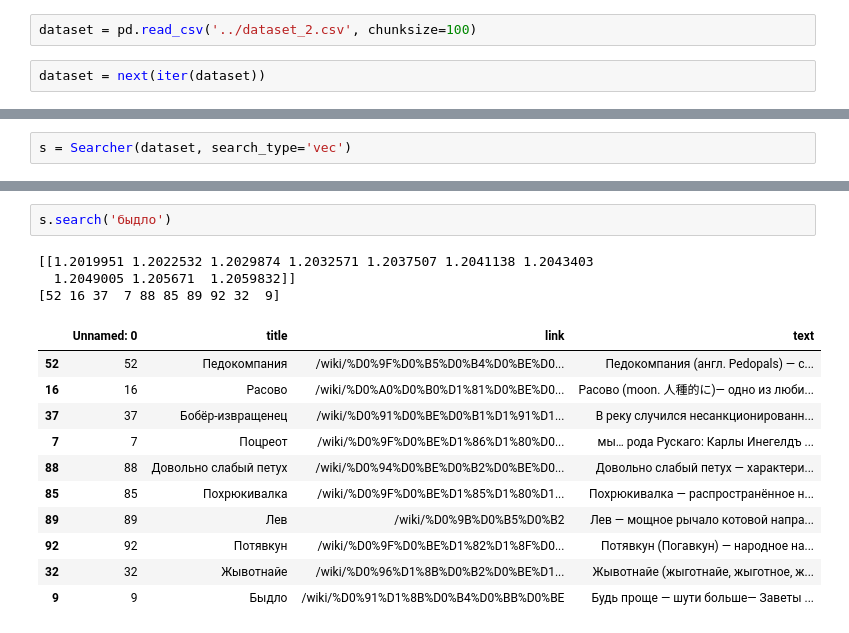
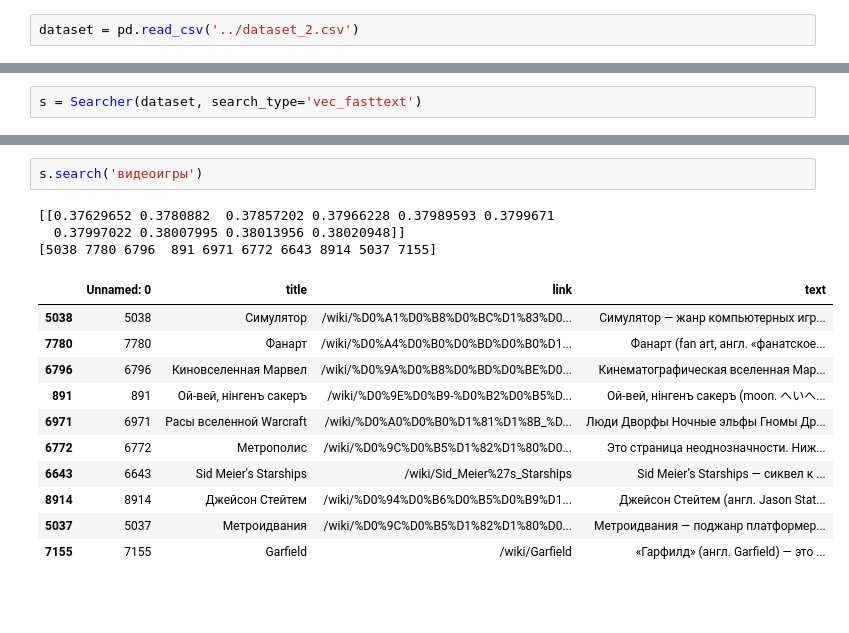
Before and after one commit to Intedont/hse_infosearch, a Jupyter notebook: task_5_vectorized_search.ipynb, the cells around one changed output, grey strips where cells are left out. Drawn from its saved outputs; the diff is of its cells as text; blank space fills up the shorter version.

```diff
--- a/task_5_vectorized_search.ipynb
+++ b/task_5_vectorized_search.ipynb
@@ -10,7 +13,5 @@ import fasttext
 # %%
-dataset = pd.read_csv('../dataset_2.csv', chunksize=100)
+dataset = pd.read_csv('../dataset_2.csv')
-# %%
-dataset = next(iter(dataset))
 # %%
 import nltk
 from nltk.corpus import stopwords
@@ -161,6 +214,6 @@ class Searcher():
 
             return self.data.iloc[indicies[0]]
 # %%
-s = Searcher(dataset, search_type='vec')
+s = Searcher(dataset, search_type='vec_fasttext')
 # %% [output]
 Preprocessing texts...
@@ -168,17 +329,17 @@ Counting inverted index...
 # %%
-s.search('быдло')
+s.search('видеоигры')
 # %% [output]
-[[1.2019951 1.2022532 1.2029874 1.2032571 1.2037507 1.2041138 1.2043403
-  1.2049005 1.205671  1.2059832]]
-[52 16 37  7 88 85 89 92 32  9]
+[[0.37629652 0.3780882  0.37857202 0.37966228 0.37989593 0.3799671
+  0.37997022 0.38007995 0.38013956 0.38020948]]
+[5038 7780 6796  891 6971 6772 6643 8914 5037 7155]
 |  | Unnamed: 0 | title | link | text |
-| 52 | 52 | Педокомпания | /wiki/%D0%9F%D0%B5%D0%B4%D0%BE%D0... | Педокомпания (англ. Pedopals) — с... |
-| 16 | 16 | Расово | /wiki/%D0%A0%D0%B0%D1%81%D0%BE%D0... | Расово (moon. 人種的に)— одно из люби... |
-| 37 | 37 | Бобёр-извращенец | /wiki/%D0%91%D0%BE%D0%B1%D1%91%D1... | В реку случился несанкционированн... |
-| 7 | 7 | Поцреот | /wiki/%D0%9F%D0%BE%D1%86%D1%80%D0... | мы… рода Рускаго: Карлы Инегелдъ ... |
-| 88 | 88 | Довольно слабый петух | /wiki/%D0%94%D0%BE%D0%B2%D0%BE%D0... | Довольно слабый петух — характери... |
-| 85 | 85 | Похрюкивалка | /wiki/%D0%9F%D0%BE%D1%85%D1%80%D1... | Похрюкивалка — распространённое н... |
-| 89 | 89 | Лев | /wiki/%D0%9B%D0%B5%D0%B2 | Лев — мощное рычало котовой напра... |
-| 92 | 92 | Потявкун | /wiki/%D0%9F%D0%BE%D1%82%D1%8F%D0... | Потявкун (Погавкун) — народное на... |
-| 32 | 32 | Жывотнайе | /wiki/%D0%96%D1%8B%D0%B2%D0%BE%D1... | Жывотнайе (жыготнайе, жыготное, ж... |
-| 9 | 9 | Быдло | /wiki/%D0%91%D1%8B%D0%B4%D0%BB%D0%BE | Будь проще — шути больше— Заветы ... |
+| 5038 | 5038 | Симулятор | /wiki/%D0%A1%D0%B8%D0%BC%D1%83%D0... | Симулятор — жанр компьютерных игр... |
+| 7780 | 7780 | Фанарт | /wiki/%D0%A4%D0%B0%D0%BD%D0%B0%D1... | Фанарт (fan art, англ. «фанатское... |
+| 6796 | 6796 | Киновселенная Марвел | /wiki/%D0%9A%D0%B8%D0%BD%D0%BE%D0... | Кинематографическая вселенная Мар... |
+| 891 | 891 | Ой-вей, нiнгенъ сакеръ | /wiki/%D0%9E%D0%B9-%D0%B2%D0%B5%D... | Ой-вей, нiнгенъ сакеръ (moon. へいへ... |
+| 6971 | 6971 | Расы вселенной Warcraft | /wiki/%D0%A0%D0%B0%D1%81%D1%8B_%D... | Люди Дворфы Ночные эльфы Гномы Др... |
+| 6772 | 6772 | Метрополис | /wiki/%D0%9C%D0%B5%D1%82%D1%80%D0... | Это страница неоднозначности. Ниж... |
+| 6643 | 6643 | Sid Meier's Starships | /wiki/Sid_Meier%27s_Starships | Sid Meier’s Starships — сиквел к ... |
+| 8914 | 8914 | Джейсон Стейтем | /wiki/%D0%94%D0%B6%D0%B5%D0%B9%D1... | Джейсон Стейтем (англ. Jason Stat... |
+| 5037 | 5037 | Метроидвания | /wiki/%D0%9C%D0%B5%D1%82%D1%80%D0... | Метроидвания — поджанр платформер... |
+| 7155 | 7155 | Garfield | /wiki/Garfield | «Гарфилд» (англ. Garfield) — это ... |
```
Also changed, not shown: parts of 14 cells of this notebook, 1 other file.
